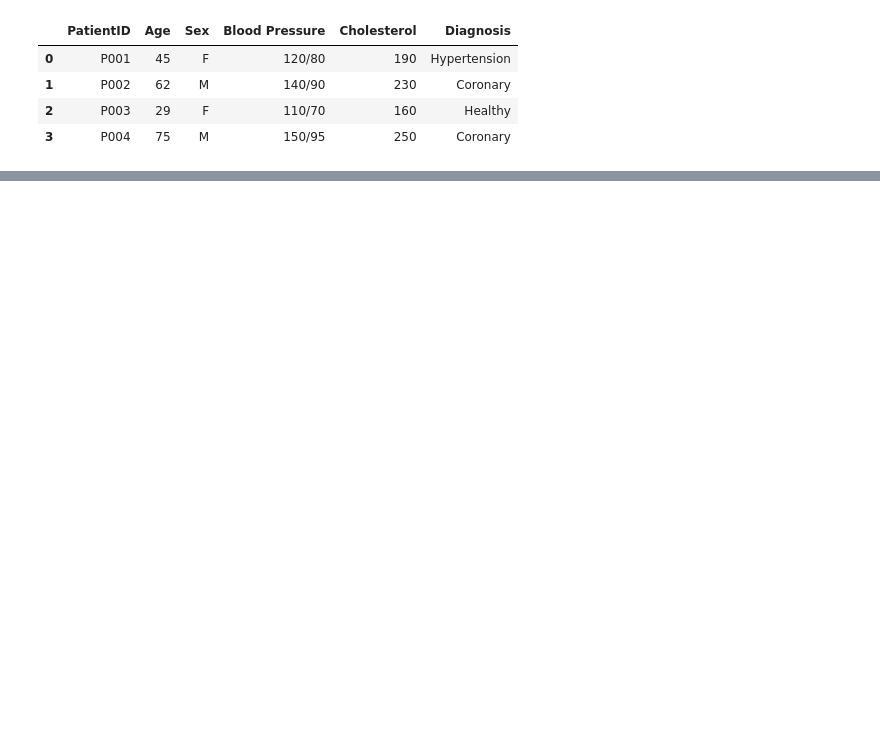
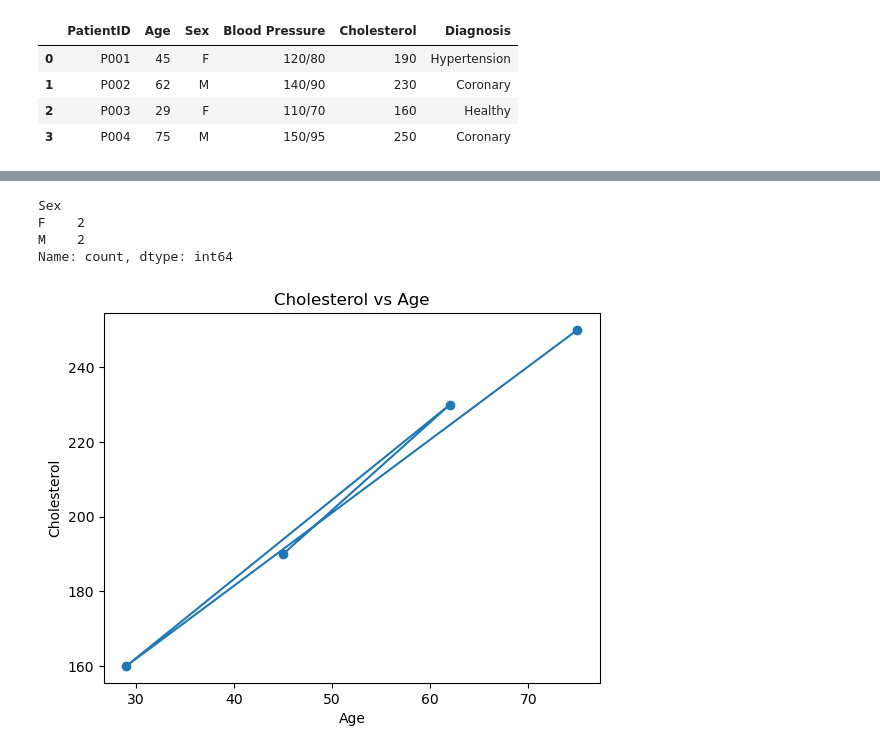
Before and after one commit to ikramhh/HospitalDataAnalysis, a Jupyter notebook: notebooks/patients_analysis.ipynb, the cells around one changed output, grey strips where cells are left out. Cells and saved outputs as stored; diff of their text form; code cells hidden in the pictures; blank space fills up the shorter version.

Commit message:
Update patient analysis notebook and requirements

```diff
--- a/notebooks/patients_analysis.ipynb
+++ b/notebooks/patients_analysis.ipynb
@@ -2,8 +2,8 @@
 import pandas as pd
 import matplotlib.pyplot as plt
 
-df = pd.read_csv("../data/patients.csv")
-df.head()
+dp = pd.read_csv("../data/patients.csv")
+dp.head()
 # %% [output]
 |  | PatientID | Age | Sex | Blood Pressure | Cholesterol | Diagnosis |
 | 0 | P001 | 45 | F | 120/80 | 190 | Hypertension |
@@ -12,0 +25,17 @@ df.head()
+# %%
+dp[ 'Sex'].value_counts()
+# %% [output]
+Sex
+F    2
+M    2
+Name: count, dtype: int64
+# %%
+import matplotlib.pyplot as plt
+
+plt.plot(dp["Age"], dp["Cholesterol"], marker="o")  # 'linestyle=""' pour points seuls
+plt.xlabel("Age")
+plt.ylabel("Cholesterol")
+plt.title("Cholesterol vs Age")
+plt.show()
+# %% [output]
+[figure, added]
```
Also changed, not shown: parts of 1 cell of this notebook, 1 other file.
